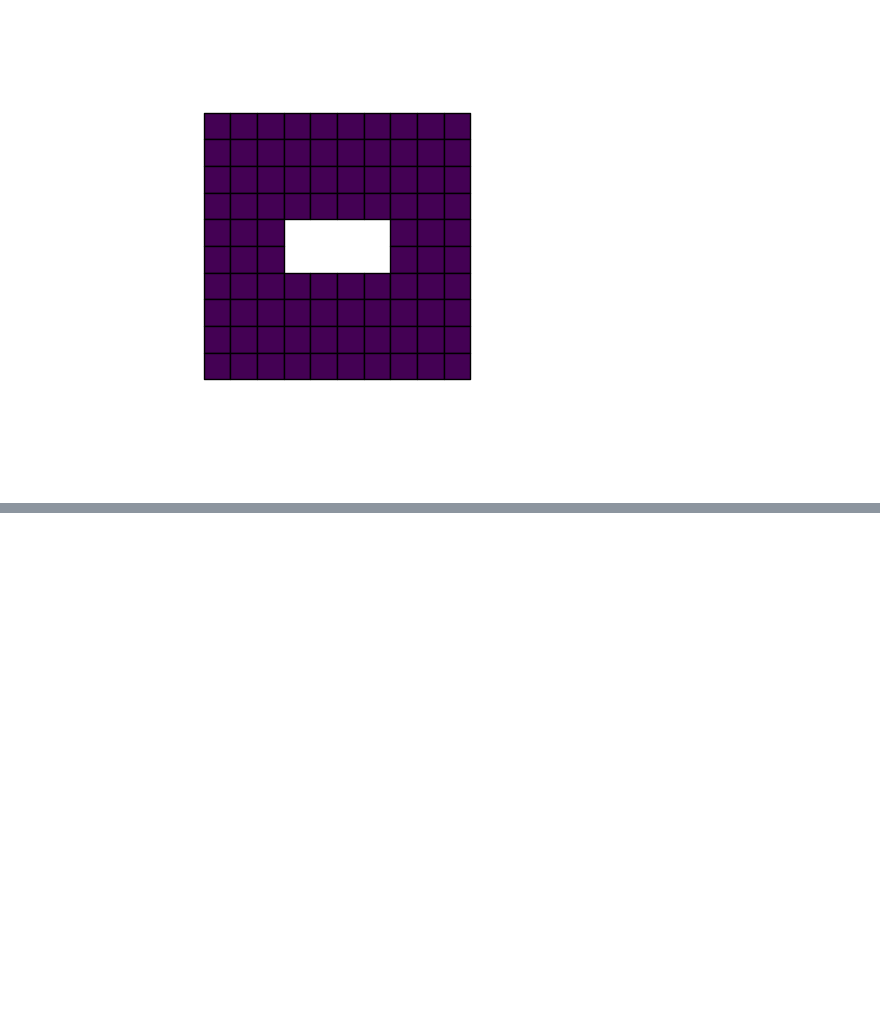
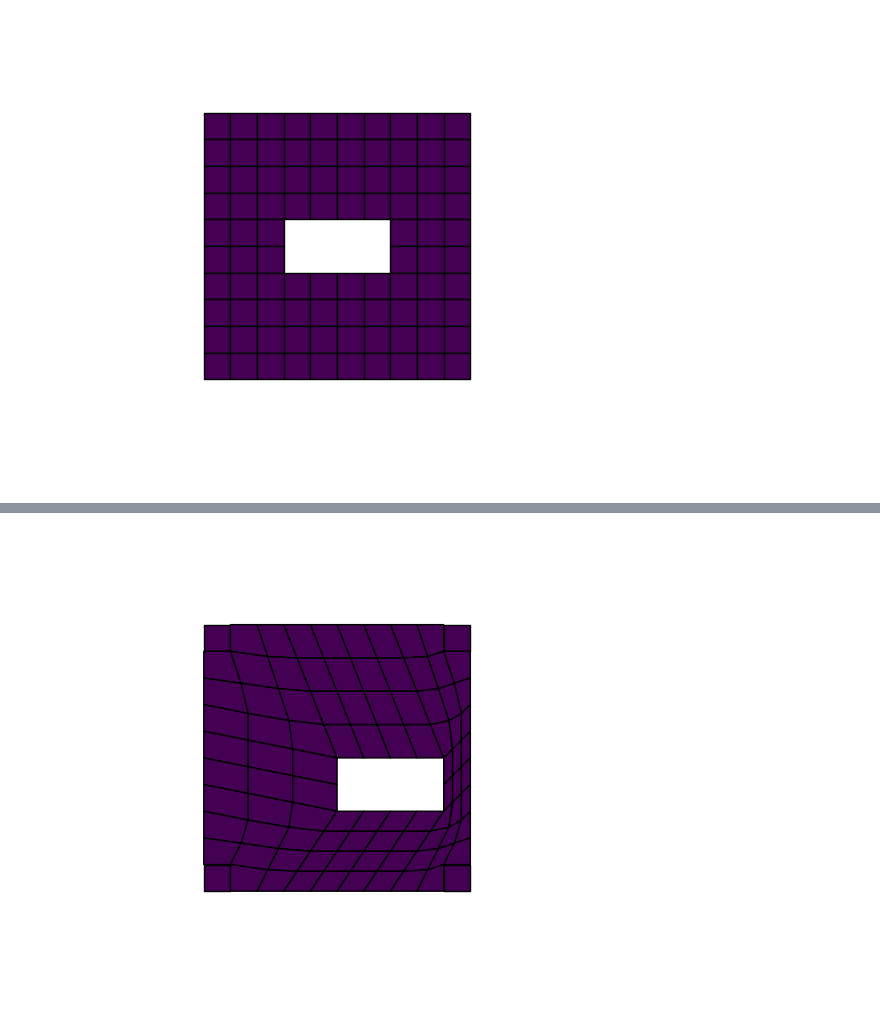
Before and after one commit to aksharye/delaunay-mesh-deformation, a Jupyter notebook: example.ipynb, the cells around one changed output, grey strips where cells are left out. Cells and saved outputs as stored; diff of their text form; code cells hidden in the pictures; blank space fills up the shorter version.

```diff
--- a/example.ipynb
+++ b/example.ipynb
@@ -20,0 +42,16 @@ mesh.visualize(max_x = 10, max_y = 10, show_axis=False)
+# %%
+exterior_mapping = {}
+
+for p in exterior:
+  x = p[0]
+  y = p[1]
+
+  if (x >= 3 and x <= 7 and y >= 3 and y <= 7):
+    exterior_mapping[(x,y)] = (x+2,y+1)
+  else:
+    exterior_mapping[(x,y)] = (x,y)
+# %%
+new_mesh = DT_Mesh_Deform.deform(mesh, exterior, exterior_mapping)
+new_mesh.visualize(max_x = 10, max_y = 10, show_axis=False)
+# %% [output]
+[figure, added]
```
Also changed, not shown: parts of 3 cells of this notebook, 2 other files.
